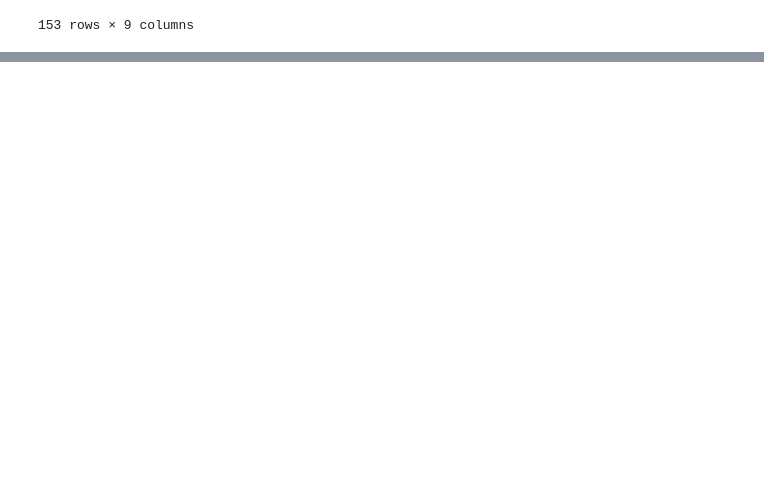
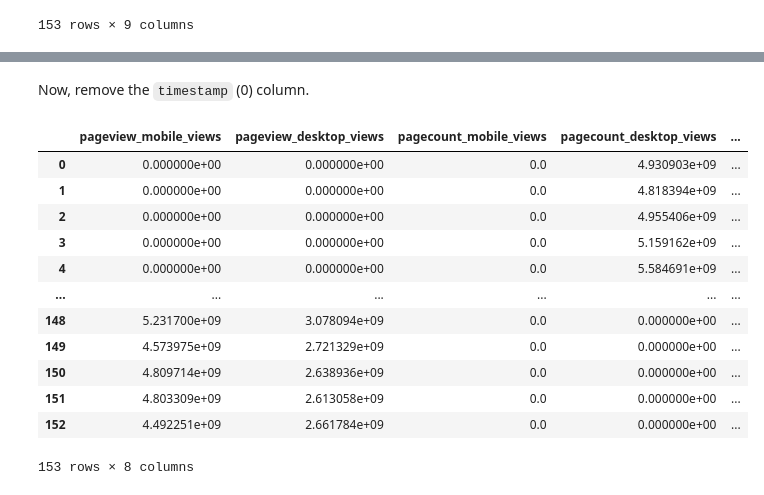
Before and after one commit to carljparker/data-512, a Jupyter notebook: data-512-a1/data-512-a1.ipynb, the cells around one changed output, grey strips where cells are left out. Drawn from its saved outputs; the diff is of its cells as text; code cells hidden in the pictures; blank space fills up the shorter version.

```diff
--- a/data-512-a1/data-512-a1.ipynb
+++ b/data-512-a1/data-512-a1.ipynb
@@ -600,0 +587,6 @@ df_en_wikipedia_traffic
+# %%
+df_en_wikipedia_traffic = df_en_wikipedia_traffic.sort_values(by=['timestamp'])
+# %% [markdown]
+Now, remove the `timestamp` (0) column.
+# %%
+df_en_wikipedia_traffic.drop( df_en_wikipedia_traffic.columns[ [ 0 ] ], axis = 1, inplace = True )
@@ -600,0 +595,18 @@ df_en_wikipedia_traffic
+# %%
+df_en_wikipedia_traffic.index = range( len( df_en_wikipedia_traffic ) )
+# %%
+df_en_wikipedia_traffic
+# %% [output]
+|  | pageview_mobile_views | pageview_desktop_views | pagecount_mobile_views | pagecount_desktop_views | ... |
+| 0 | 0.000000e+00 | 0.000000e+00 | 0.0 | 4.930903e+09 | ... |
+| 1 | 0.000000e+00 | 0.000000e+00 | 0.0 | 4.818394e+09 | ... |
+| 2 | 0.000000e+00 | 0.000000e+00 | 0.0 | 4.955406e+09 | ... |
+| 3 | 0.000000e+00 | 0.000000e+00 | 0.0 | 5.159162e+09 | ... |
+| 4 | 0.000000e+00 | 0.000000e+00 | 0.0 | 5.584691e+09 | ... |
+| ... | ... | ... | ... | ... | ... |
+| 148 | 5.231700e+09 | 3.078094e+09 | 0.0 | 0.000000e+00 | ... |
+| 149 | 4.573975e+09 | 2.721329e+09 | 0.0 | 0.000000e+00 | ... |
+| 150 | 4.809714e+09 | 2.638936e+09 | 0.0 | 0.000000e+00 | ... |
+| 151 | 4.803309e+09 | 2.613058e+09 | 0.0 | 0.000000e+00 | ... |
+| 152 | 4.492251e+09 | 2.661784e+09 | 0.0 | 0.000000e+00 | ... |
+153 rows × 8 columns
```
Also changed, not shown: parts of 4 cells of this notebook, 1 other file.
